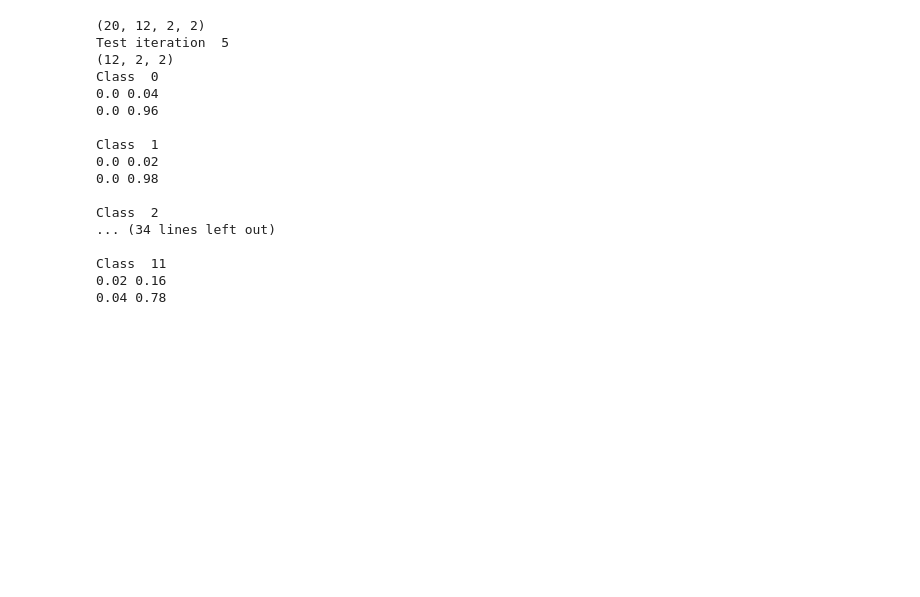
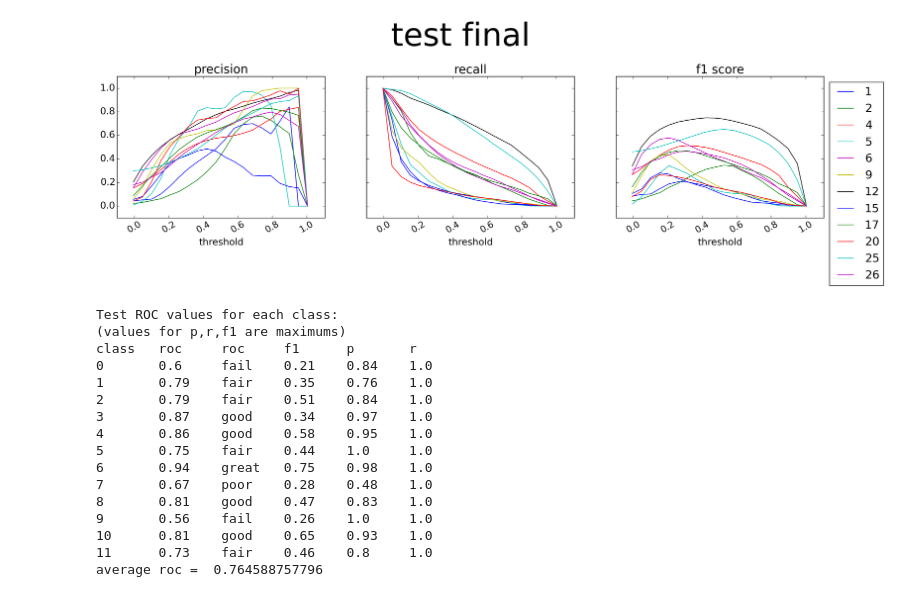
Before and after one commit to lotka/autofaces, a Jupyter notebook: notebooks/results.ipynb, the cells around one changed output. Saved outputs shown, nothing was run; the diff lists cells and outputs as text; code cells hidden in the pictures; blank space fills up the shorter version.

```diff
--- a/notebooks/results.ipynb
+++ b/notebooks/results.ipynb
@@ -111,31 +58,21 @@ class   roc     roc     f1      p       r
-# %%
-t = per_au['test_confusion']
-print t.shape
-i = 5
-print 'Test iteration ', i
-print t[i].shape
-for j in xrange(t[i].shape[0]):
-    print 'Class ', j
-    for x in xrange(2):
-        for y in xrange(2):
-            print round(t[i,j,1-x,1-y]/float(t[i,j,:,:].sum()),2),
-        print
-    print
-# %% [output]
-(20, 12, 2, 2)
-Test iteration  5
-(12, 2, 2)
-Class  0
-0.0 0.04
-0.0 0.96
-
-Class  1
-0.0 0.02
-0.0 0.98
-
-Class  2
-... (34 lines left out)
-
-Class  11
-0.02 0.16
-0.04 0.78
+# %%
+r.au('test',smooth=False,model='final')
+# r.au('test',smooth=False,model='early')
+# %% [output]
+[figure, added]
+Test ROC values for each class:
+(values for p,r,f1 are maximums)
+class   roc     roc     f1      p       r
+0       0.6     fail    0.21    0.84    1.0
+1       0.79    fair    0.35    0.76    1.0
+2       0.79    fair    0.51    0.84    1.0
+3       0.87    good    0.34    0.97    1.0
+4       0.86    good    0.58    0.95    1.0
+5       0.75    fair    0.44    1.0     1.0
+6       0.94    great   0.75    0.98    1.0
+7       0.67    poor    0.28    0.48    1.0
+8       0.81    good    0.47    0.83    1.0
+9       0.56    fail    0.26    1.0     1.0
+10      0.81    good    0.65    0.93    1.0
+11      0.73    fair    0.46    0.8     1.0
+average roc =  0.764588757796
```
Also changed, not shown: parts of 11 cells of this notebook.
